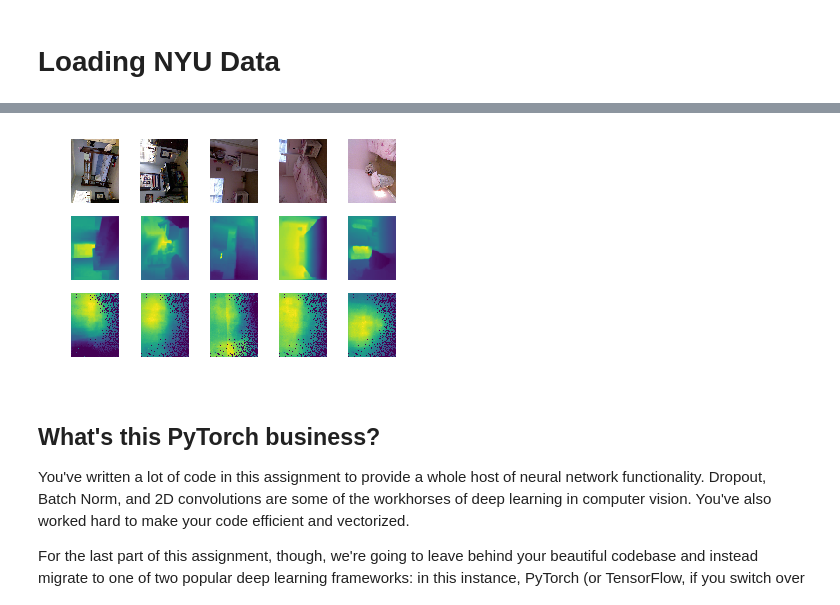
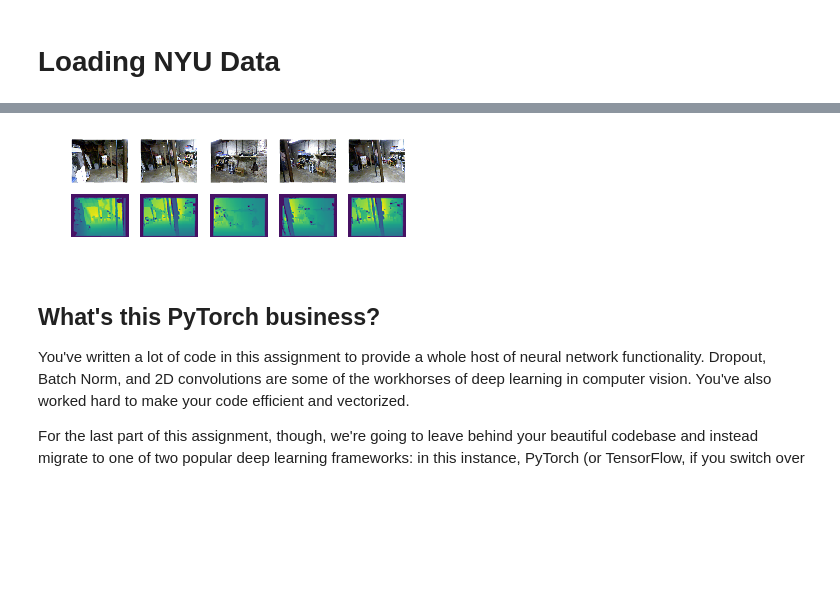
Before and after one commit to maxiaoba/imageDepth, a Jupyter notebook: NYU_Data_train.ipynb, the cells around one changed output, grey strips where cells are left out. Saved outputs shown, nothing was run; the diff lists cells and outputs as text; code cells hidden in the pictures; blank space fills up the shorter version.

```diff
--- a/NYU_Data_train.ipynb
+++ b/NYU_Data_train.ipynb
@@ -87,0 +79,8 @@ NUM_TRAIN: 1159 ,NUM_VAL: 290
+# %%
+N=dataset.__len__()
+NUM_TRAIN = int(N*0.9)
+NUM_VAL = N-NUM_TRAIN
+print("NUM_TRAIN:",NUM_TRAIN,",NUM_VAL:",NUM_VAL)
+batch_size=32
+loader_train = DataLoader(dataset, batch_size=batch_size, sampler=ChunkSampler(NUM_TRAIN, 0),num_workers=8)
+loader_val = DataLoader(dataset, batch_size=batch_size, sampler=ChunkSampler(NUM_VAL, NUM_TRAIN),num_workers=8)
@@ -88,7 +89,7 @@ NUM_TRAIN: 1159 ,NUM_VAL: 290
 # %%
-dtype = torch.cuda.FloatTensor
+dtype = torch.FloatTensor
+# del coarse_model
 coarse_model=nn.Sequential(
-        nn.BatchNorm2d(3),
         nn.Conv2d(3,96,11,stride=4),
         nn.BatchNorm2d(96),
         nn.ReLU(),
@@ -106,9 +107,9 @@ coarse_model=nn.Sequential(
         nn.MaxPool2d(2),
         Flatten(),
         nn.Linear(13824,4096),
+        nn.Dropout(),
         nn.ReLU(),
         nn.Linear(4096,4070),
-        nn.ReLU(),
         Unflatten(74,55)
     )
 coarse_model.type(dtype)
@@ -140,0 +134,3 @@ torch.Size([290, 74, 55])
+# %%
+for t,(x,y) in enumerate(loader_train):
+    print(y.min())
@@ -204,40 +237,42 @@ KeyboardInterrupt:
 # %%
 %matplotlib inline
 import matplotlib.pyplot as plt
 def imshow_noax(img, normalize=True):
     """ Tiny helper to show images as uint8 and remove axis labels """
 
     if normalize:
         img_max, img_min = np.max(img), np.min(img)
         img = 255.0 * (img - img_min) / (img_max - img_min)
     plt.imshow(img.astype('uint8'))
     plt.gca().axis('off')
 
 # visualize 5 images
 NUM_SHOW=5
-for t,(x,y) in enumerate(loader_val):
+for t,(x,y) in enumerate(loader_train):
     x_var=Variable(x.type(dtype),requires_grad=False)
     y_var=Variable(y.type(dtype),requires_grad=False)
-    coarse_model.train(False)
-    pred=coarse_model(x_var)
+#     coarse_model.train(False)
+#     pred=coarse_model(x_var)
     x_var=x_var.cpu()
     y_var=y_var.cpu()
-    pred=pred.cpu()
+#     pred=pred.cpu()
     for i in range(NUM_SHOW):
         plt.subplot(3,NUM_SHOW,i+1)
         img=x_var[i,:,:,:].data.numpy()
         img=np.rollaxis(img,0,3)
-        imshow_noax(img,False)
+        imshow_noax(img.transpose((1,0,2)),False)
         plt.subplot(3,NUM_SHOW,NUM_SHOW+i+1)
         img=y_var[i,:,:].data.numpy()
-        imshow_noax(img)
-        plt.subplot(3,NUM_SHOW,2*NUM_SHOW+i+1)
-        img=pred[i,:,:].data.numpy()
-        imshow_noax(img)
+        imshow_noax(img.transpose())
+#         plt.subplot(3,NUM_SHOW,2*NUM_SHOW+i+1)
+#         img=pred[i,:,:].data.numpy()
+#         imshow_noax(img.transpose())
     break
+    # plt.show() # uncomment this if you want to see a lot of image
+plt.subplots_adjust(hspace=-0.5)
 plt.show()
 # %% [output]
-[figure, old version]
+[figure, new version]
 # %% [markdown]
 ## What's this PyTorch business?
 
```
Also changed, not shown: parts of 9 cells of this notebook, 28 other files.
